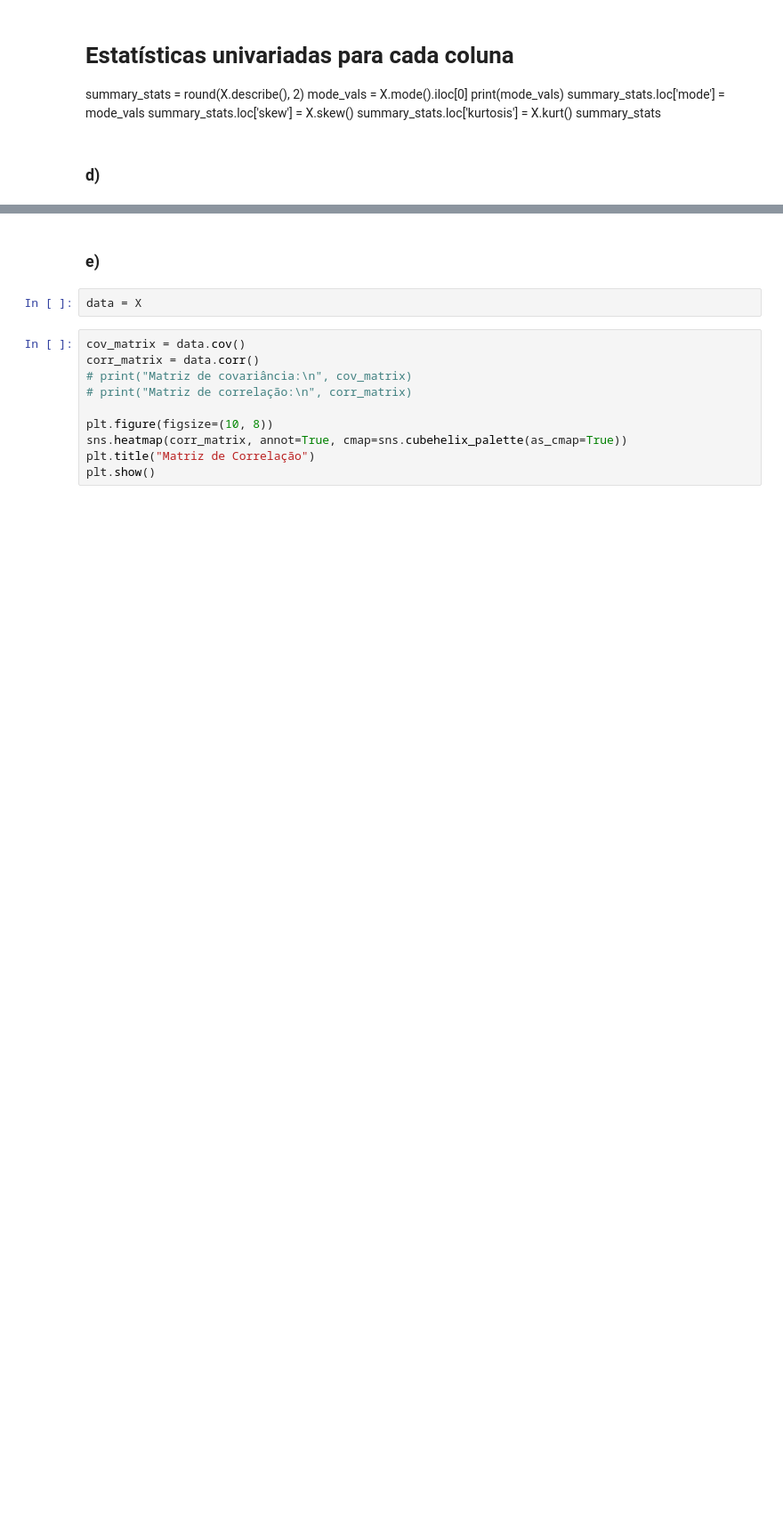
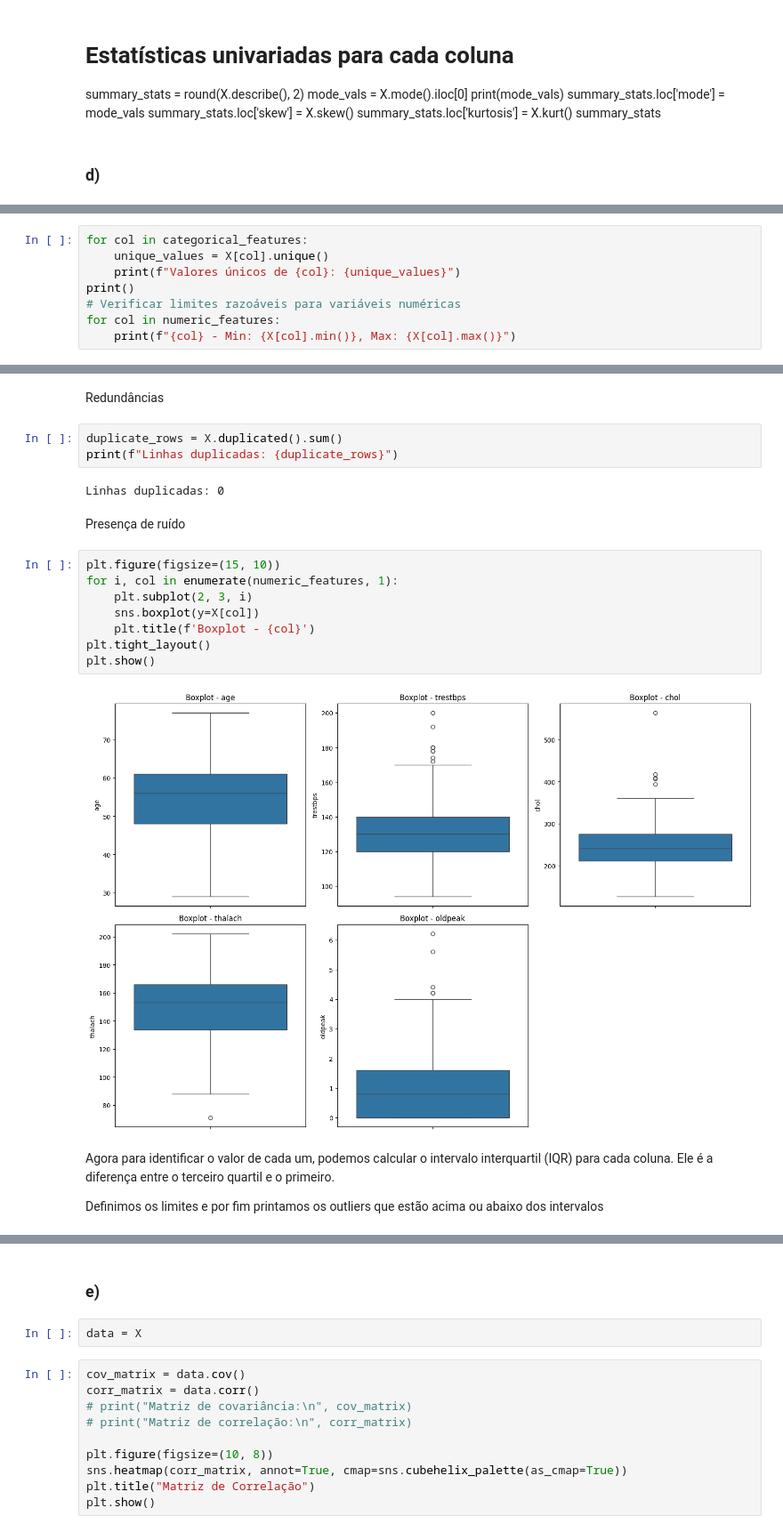
Before and after one commit to IvonLuiz/intro_aprendizado_de_maquina, a Jupyter notebook: heart_disease.ipynb, the cells around one changed output, grey strips where cells are left out. Shown at 89% size. Saved outputs shown, nothing was run; the diff lists cells and outputs as text; blank space fills up the shorter version.

```diff
--- a/heart_disease.ipynb
+++ b/heart_disease.ipynb
@@ -435,0 +508,8 @@ Linhas duplicadas: 0
+# %%
+for col in categorical_features:
+    unique_values = X[col].unique()
+    print(f"Valores únicos de {col}: {unique_values}")
+print()
+# Verificar limites razoáveis para variáveis numéricas
+for col in numeric_features:
+    print(f"{col} - Min: {X[col].min()}, Max: {X[col].max()}")
@@ -435,0 +537,23 @@ Linhas duplicadas: 0
+# %% [markdown]
+Redundâncias
+# %%
+duplicate_rows = X.duplicated().sum()
+print(f"Linhas duplicadas: {duplicate_rows}")
+# %% [output]
+Linhas duplicadas: 0
+# %% [markdown]
+Presença de ruído
+# %%
+plt.figure(figsize=(15, 10))
+for i, col in enumerate(numeric_features, 1):
+    plt.subplot(2, 3, i)
+    sns.boxplot(y=X[col])
+    plt.title(f'Boxplot - {col}')
+plt.tight_layout()
+plt.show()
+# %% [output]
+[figure, added]
+# %% [markdown]
+Agora para identificar o valor de cada um, podemos calcular o intervalo interquartil (IQR) para cada coluna. Ele é a diferença entre o terceiro quartil e o primeiro.
+
+Definimos os limites e por fim printamos os outliers que estão acima ou abaixo dos intervalos
```
Also changed, not shown: parts of 49 cells of this notebook.
